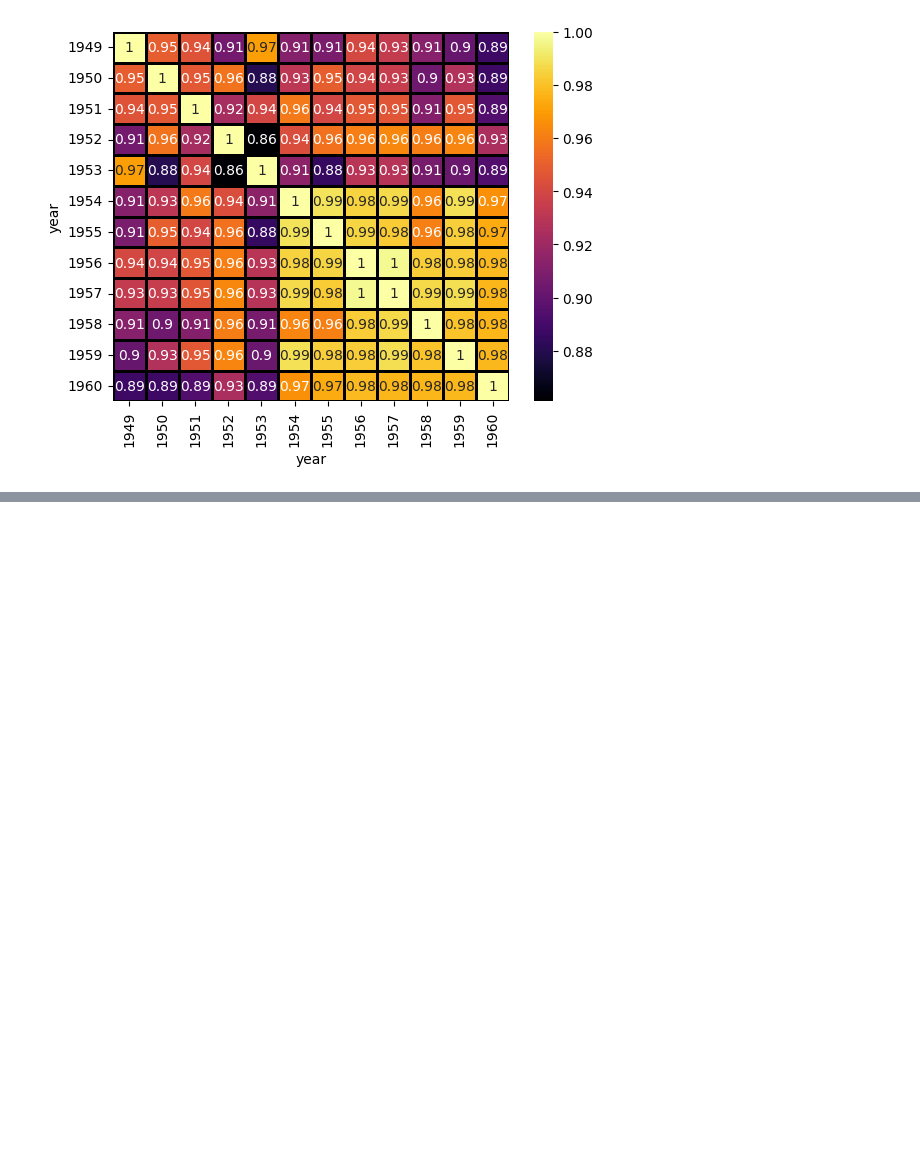
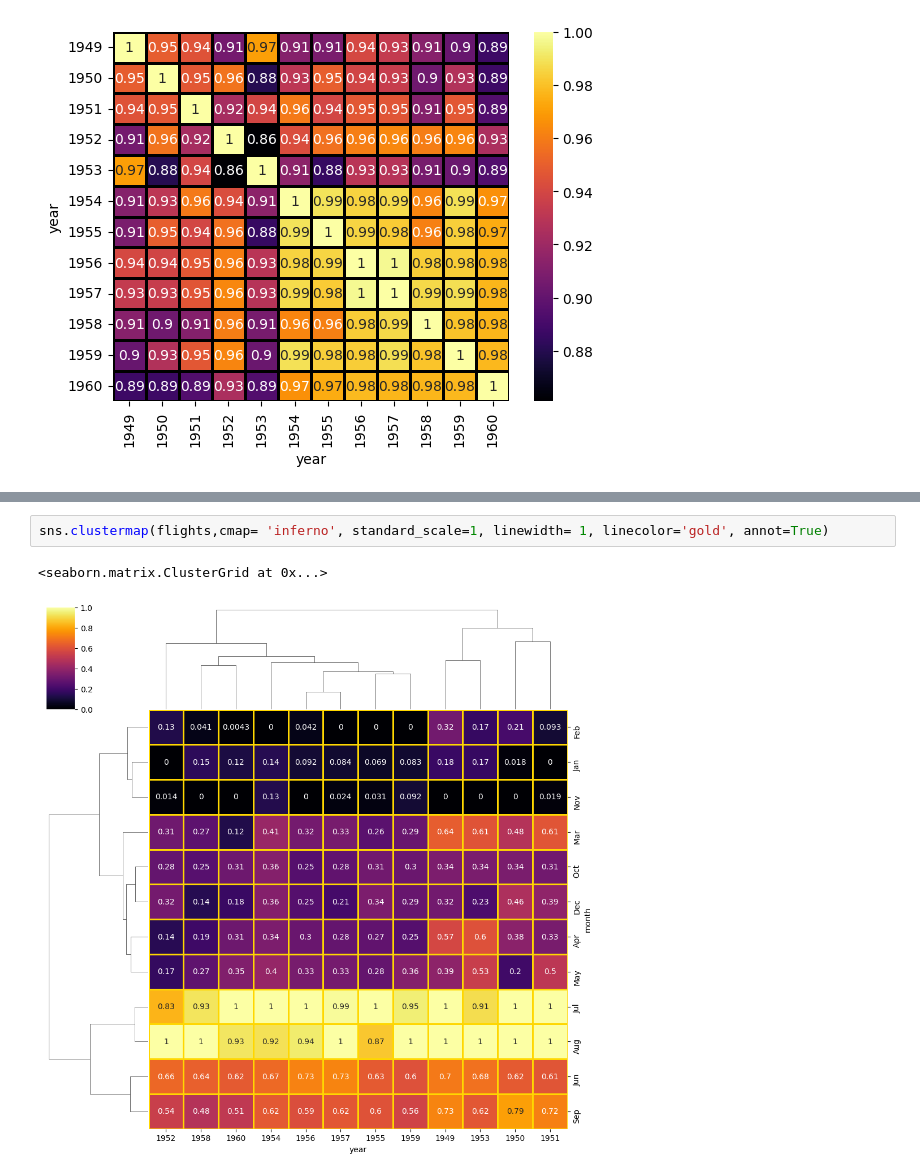
Before and after one commit to naxalatex/Seaborn, a Jupyter notebook: flights.ipynb, the cells around one changed output, grey strips where cells are left out. Saved outputs shown, nothing was run; the diff lists cells and outputs as text; blank space fills up the shorter version.

```diff
--- a/flights.ipynb
+++ b/flights.ipynb
@@ -64,0 +65,5 @@ plt.show()
+# %%
+sns.clustermap(flights,cmap= 'inferno', standard_scale=1, linewidth= 1, linecolor='gold', annot=True)
+# %% [output]
+<seaborn.matrix.ClusterGrid at 0x...>
+[figure, added]
```
Also changed, not shown: parts of 1 cell of this notebook, 3 other files.
